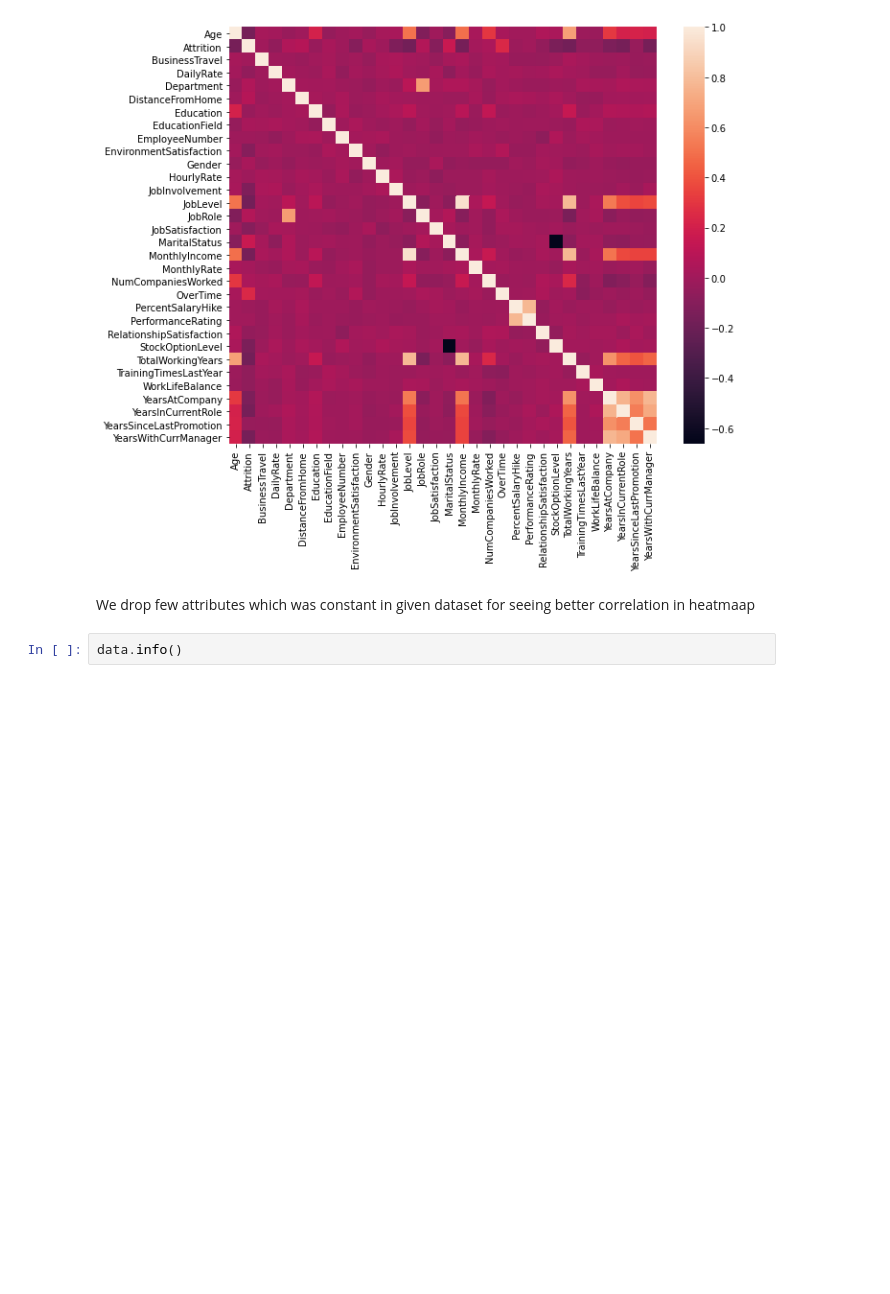
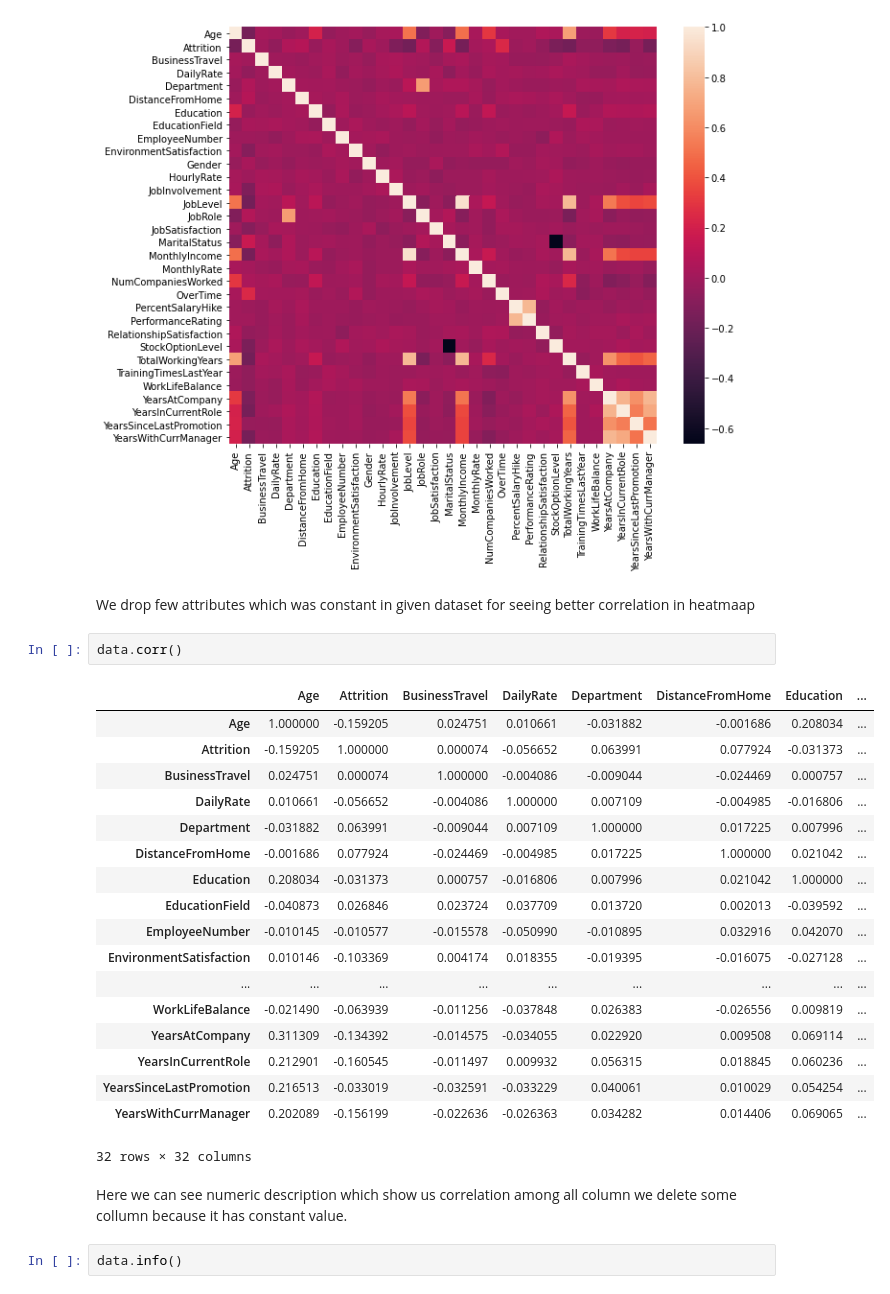
Before and after one commit to Anwesh91/M20_Prpject2020, a Jupyter notebook: M20_P4_HR-Employee-Attrition.ipynb, the cells around one changed output. Cells and saved outputs as stored; diff of their text form; blank space fills up the shorter version.

```diff
--- a/M20_P4_HR-Employee-Attrition.ipynb
+++ b/M20_P4_HR-Employee-Attrition.ipynb
@@ -276,6 +292,29 @@ plt.show()
 [figure]
 # %% [markdown]
 We drop few attributes which was constant in given dataset for seeing better correlation in heatmaap
+# %%
+data.corr()
+# %% [output]
+|  | Age | Attrition | BusinessTravel | DailyRate | Department | DistanceFromHome | Education | ... |
+| Age | 1.000000 | -0.159205 | 0.024751 | 0.010661 | -0.031882 | -0.001686 | 0.208034 | ... |
+| Attrition | -0.159205 | 1.000000 | 0.000074 | -0.056652 | 0.063991 | 0.077924 | -0.031373 | ... |
+| BusinessTravel | 0.024751 | 0.000074 | 1.000000 | -0.004086 | -0.009044 | -0.024469 | 0.000757 | ... |
+| DailyRate | 0.010661 | -0.056652 | -0.004086 | 1.000000 | 0.007109 | -0.004985 | -0.016806 | ... |
+| Department | -0.031882 | 0.063991 | -0.009044 | 0.007109 | 1.000000 | 0.017225 | 0.007996 | ... |
+| DistanceFromHome | -0.001686 | 0.077924 | -0.024469 | -0.004985 | 0.017225 | 1.000000 | 0.021042 | ... |
+| Education | 0.208034 | -0.031373 | 0.000757 | -0.016806 | 0.007996 | 0.021042 | 1.000000 | ... |
+| EducationField | -0.040873 | 0.026846 | 0.023724 | 0.037709 | 0.013720 | 0.002013 | -0.039592 | ... |
+| EmployeeNumber | -0.010145 | -0.010577 | -0.015578 | -0.050990 | -0.010895 | 0.032916 | 0.042070 | ... |
+| EnvironmentSatisfaction | 0.010146 | -0.103369 | 0.004174 | 0.018355 | -0.019395 | -0.016075 | -0.027128 | ... |
+| ... | ... | ... | ... | ... | ... | ... | ... | ... |
+| WorkLifeBalance | -0.021490 | -0.063939 | -0.011256 | -0.037848 | 0.026383 | -0.026556 | 0.009819 | ... |
+| YearsAtCompany | 0.311309 | -0.134392 | -0.014575 | -0.034055 | 0.022920 | 0.009508 | 0.069114 | ... |
+| YearsInCurrentRole | 0.212901 | -0.160545 | -0.011497 | 0.009932 | 0.056315 | 0.018845 | 0.060236 | ... |
+| YearsSinceLastPromotion | 0.216513 | -0.033019 | -0.032591 | -0.033229 | 0.040061 | 0.010029 | 0.054254 | ... |
+| YearsWithCurrManager | 0.202089 | -0.156199 | -0.022636 | -0.026363 | 0.034282 | 0.014406 | 0.069065 | ... |
+32 rows × 32 columns
+# %% [markdown]
+Here we can see numeric description which show us correlation among all column we delete some collumn because it has constant value.
 # %%
 data.info()
 # %% [output]
```
Also changed, not shown: parts of 15 cells of this notebook, 2 other files.
